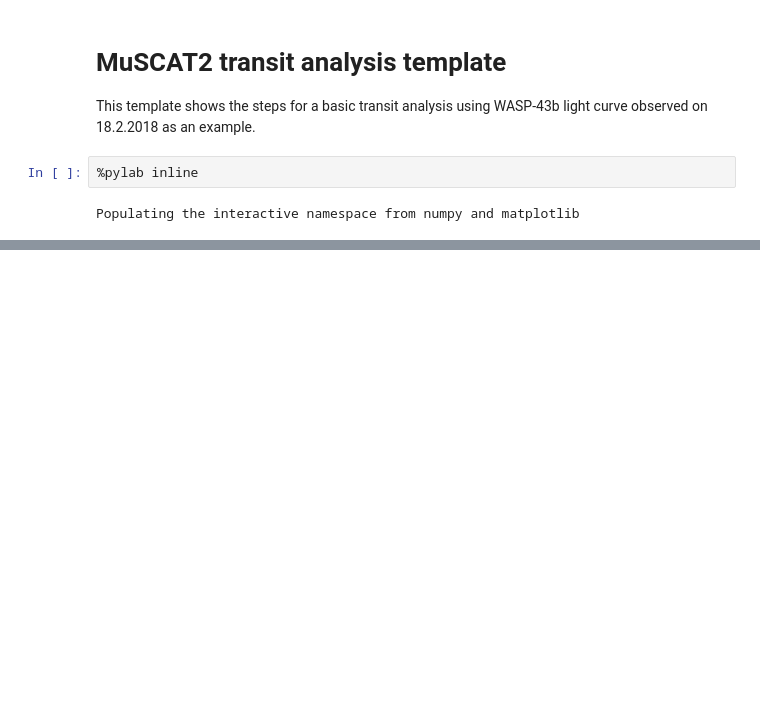
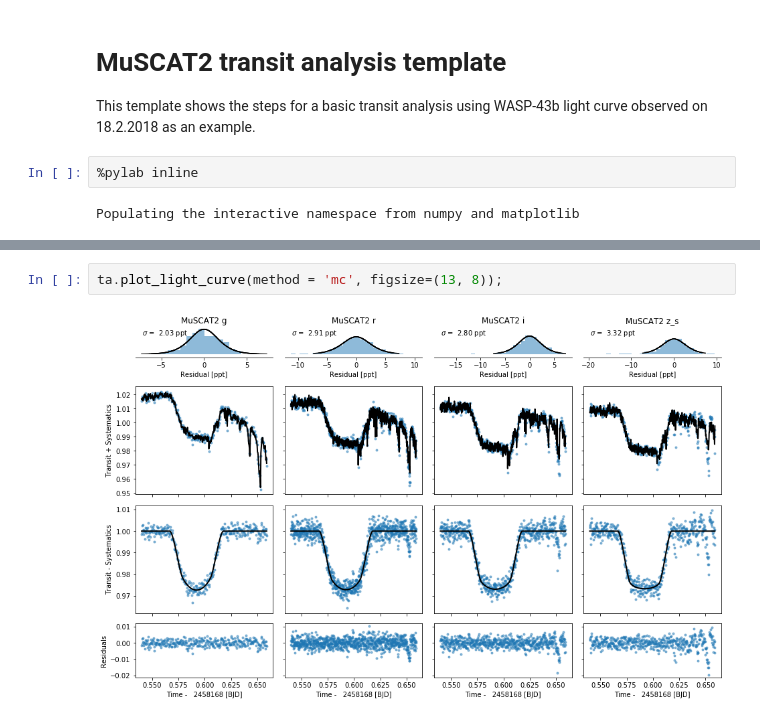
Before and after one commit to hpparvi/MuSCAT2_transit_pipeline, a Jupyter notebook: notebook/transit_analysis_template.ipynb, the cells around one changed output, grey strips where cells are left out. Saved outputs shown, nothing was run; the diff lists cells and outputs as text; blank space fills up the shorter version.

```diff
--- a/notebook/transit_analysis_template.ipynb
+++ b/notebook/transit_analysis_template.ipynb
@@ -61,0 +37,4 @@ ta.save_fits('gp', npoly=0)
+# %%
+ta.plot_light_curve(method = 'mc', figsize=(13, 8));
+# %% [output]
+[figure, added]
```
Also changed, not shown: parts of 24 cells of this notebook, 4 other files.
